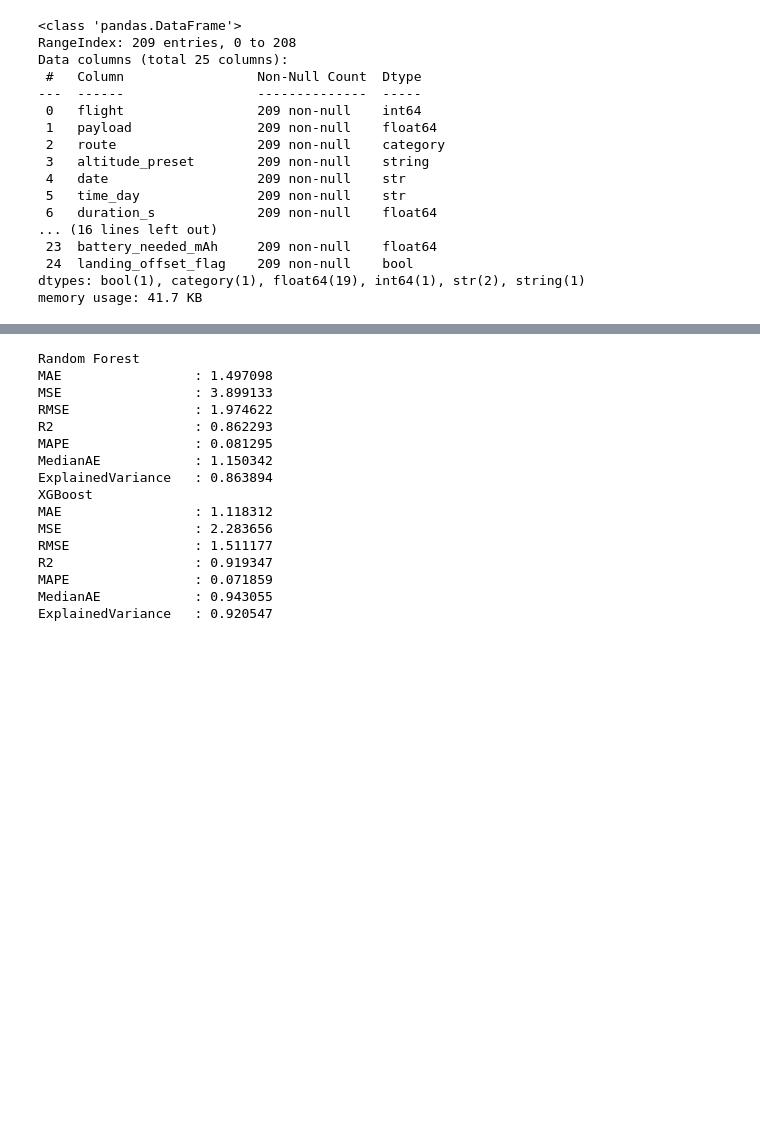
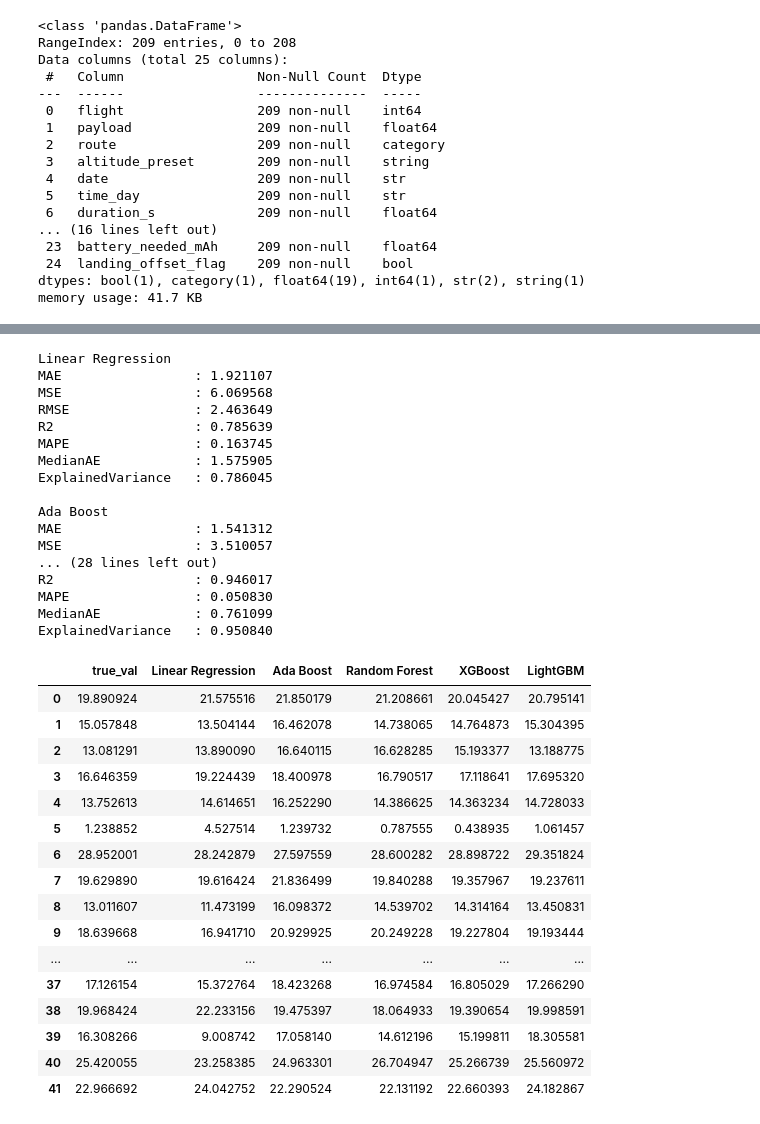
Before and after one commit to luunguyentankhai/Drone-Power-predict, a Jupyter notebook: eda/train.ipynb, the cells around one changed output, grey strips where cells are left out. Cells and saved outputs as stored; diff of their text form; code cells hidden in the pictures; blank space fills up the shorter version.

```diff
--- a/eda/train.ipynb
+++ b/eda/train.ipynb
@@ -107,12 +154,19 @@ RandomForestRegressor(max_depth=6, n_estimators=500, n_jobs=-1, random_state=42)
 # %%
 models = {
+    'Linear Regression': lr_model,
+    'Ada Boost': ada_model,
     'Random Forest': rf_model,
     'XGBoost': xgb_model,
+    'LightGBM': lgbm_model,
 }
 
+y_test= np.array(y_test)
+pred_table = pd.DataFrame(y_test, columns=['true_val'])
 for name, model in models.items():
+    print()
     print(name)
     y_pred = model.predict(x_test_sc)
+    pred_table[name] = y_pred
     metrics = {
         "MAE": mean_absolute_error(y_test, y_pred),
         "MSE": mean_squared_error(y_test, y_pred),
@@ -126,19 +180,40 @@ for name, model in models.items():
     for k, v in metrics.items():
         print(f"{k:<20}: {v:.6f}")
 # %% [output]
-Random Forest
-MAE                 : 1.497098
-MSE                 : 3.899133
-RMSE                : 1.974622
-R2                  : 0.862293
-MAPE                : 0.081295
-MedianAE            : 1.150342
-ExplainedVariance   : 0.863894
-XGBoost
-MAE                 : 1.118312
-MSE                 : 2.283656
-RMSE                : 1.511177
-R2                  : 0.919347
-MAPE                : 0.071859
-MedianAE            : 0.943055
-ExplainedVariance   : 0.920547
+Linear Regression
+MAE                 : 1.921107
+MSE                 : 6.069568
+RMSE                : 2.463649
+R2                  : 0.785639
+MAPE                : 0.163745
+MedianAE            : 1.575905
+ExplainedVariance   : 0.786045
+
+Ada Boost
+MAE                 : 1.541312
+MSE                 : 3.510057
+... (28 lines left out)
+R2                  : 0.946017
+MAPE                : 0.050830
+MedianAE            : 0.761099
+ExplainedVariance   : 0.950840
+# %%
+pred_table
+# %% [output]
+|  | true_val | Linear Regression | Ada Boost | Random Forest | XGBoost | LightGBM |
+| 0 | 19.890924 | 21.575516 | 21.850179 | 21.208661 | 20.045427 | 20.795141 |
+| 1 | 15.057848 | 13.504144 | 16.462078 | 14.738065 | 14.764873 | 15.304395 |
+| 2 | 13.081291 | 13.890090 | 16.640115 | 16.628285 | 15.193377 | 13.188775 |
+| 3 | 16.646359 | 19.224439 | 18.400978 | 16.790517 | 17.118641 | 17.695320 |
+| 4 | 13.752613 | 14.614651 | 16.252290 | 14.386625 | 14.363234 | 14.728033 |
+| 5 | 1.238852 | 4.527514 | 1.239732 | 0.787555 | 0.438935 | 1.061457 |
+| 6 | 28.952001 | 28.242879 | 27.597559 | 28.600282 | 28.898722 | 29.351824 |
+| 7 | 19.629890 | 19.616424 | 21.836499 | 19.840288 | 19.357967 | 19.237611 |
+| 8 | 13.011607 | 11.473199 | 16.098372 | 14.539702 | 14.314164 | 13.450831 |
+| 9 | 18.639668 | 16.941710 | 20.929925 | 20.249228 | 19.227804 | 19.193444 |
+| ... | ... | ... | ... | ... | ... | ... |
+| 37 | 17.126154 | 15.372764 | 18.423268 | 16.974584 | 16.805029 | 17.266290 |
+| 38 | 19.968424 | 22.233156 | 19.475397 | 18.064933 | 19.390654 | 19.998591 |
+| 39 | 16.308266 | 9.008742 | 17.058140 | 14.612196 | 15.199811 | 18.305581 |
+| 40 | 25.420055 | 23.258385 | 24.963301 | 26.704947 | 25.266739 | 25.560972 |
+| 41 | 22.966692 | 24.042752 | 22.290524 | 22.131192 | 22.660393 | 24.182867 |
```
Also changed, not shown: parts of 6 cells of this notebook.
